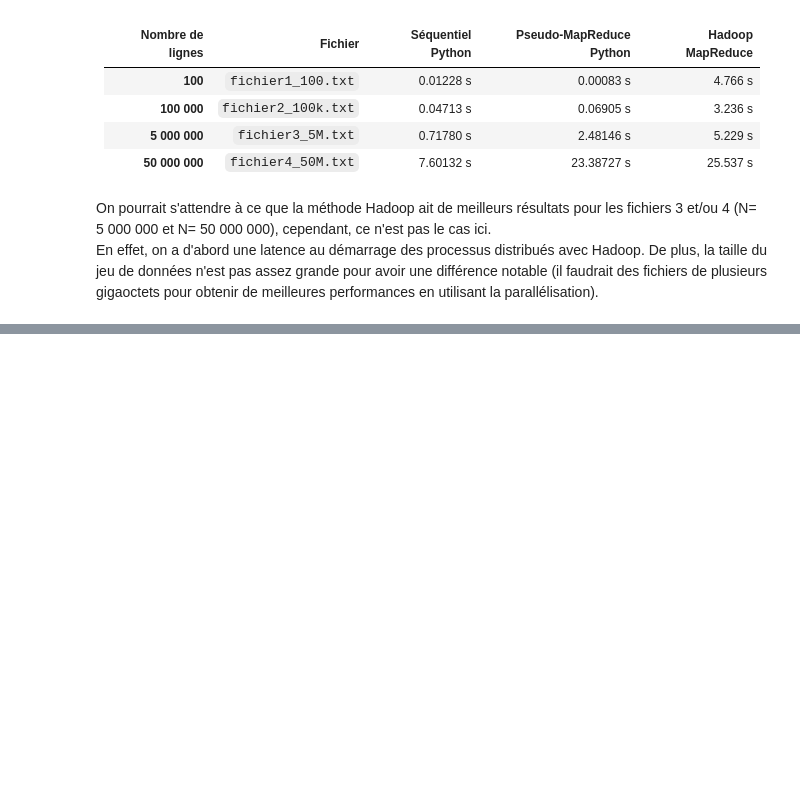
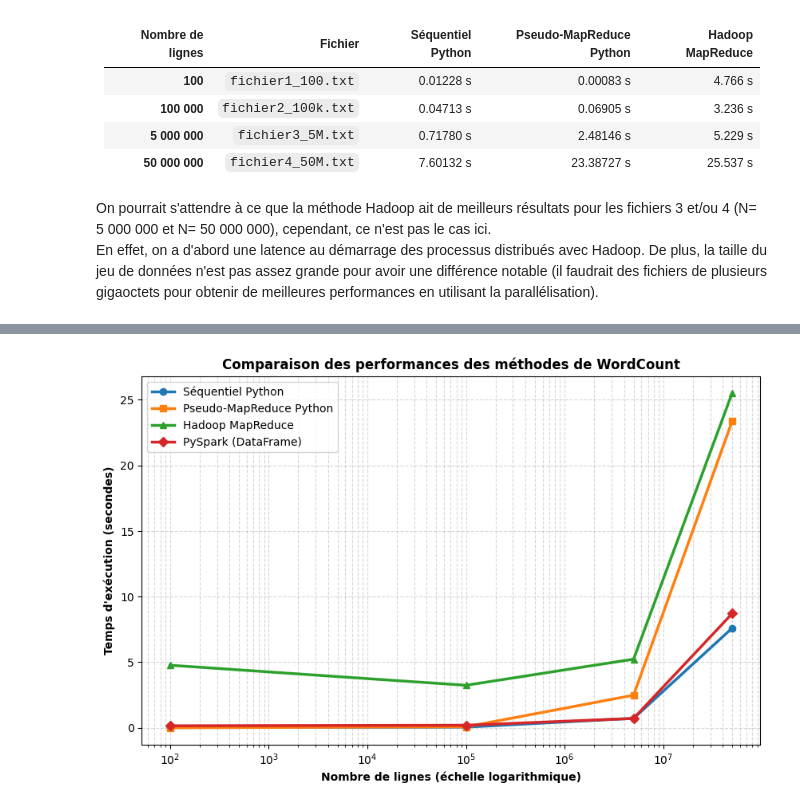
Before and after one commit to HAMRITWassim/TP_Hadoop_BigData, a Jupyter notebook: Rapport_Comptage_de_mots_(HAMRIT_Wassim).ipynb, the cells around one changed output, grey strips where cells are left out. Cells and saved outputs as stored; diff of their text form; code cells hidden in the pictures; blank space fills up the shorter version.

Commit message:
Partie PySpark finie

```diff
--- a/Rapport_Comptage_de_mots_(HAMRIT_Wassim).ipynb
+++ b/Rapport_Comptage_de_mots_(HAMRIT_Wassim).ipynb
@@ -522,0 +683,33 @@ En effet, on a d'abord une latence au démarrage des processus distribués avec
+# %%
+import matplotlib.pyplot as plt
+
+# Données issues du tableau
+lignes = [100, 100000, 5000000, 50000000]
+seq_python = [0.01228, 0.04713, 0.71780, 7.60132]
+pseudo_mr = [0.00083, 0.06905, 2.48146, 23.38727]
+hadoop_mr = [4.766, 3.236, 5.229, 25.537]
+pyspark = [0.15, 0.19, 0.71, 8.71]
+
+# Création du graphique
+plt.figure(figsize=(10, 6))
+
+# Tracé des différentes méthodes
+plt.plot(lignes, seq_python, marker='o', linewidth=2.5, label='Séquentiel Python')
+plt.plot(lignes, pseudo_mr, marker='s', linewidth=2.5, label='Pseudo-MapReduce Python')
+plt.plot(lignes, hadoop_mr, marker='^', linewidth=2.5, label='Hadoop MapReduce')
+plt.plot(lignes, pyspark, marker='D', linewidth=2.5, label='PySpark (DataFrame)')
+
+# Configuration des axes
+plt.xscale('log')
+plt.xlabel("Nombre de lignes", fontweight='bold')
+plt.ylabel("Temps d'exécution (secondes)", fontweight='bold')
+plt.title("Comparaison des performances des méthodes de WordCount", fontweight='bold')
+
+
+plt.legend(loc="upper left")
+plt.grid(True, which="both", linestyle="--", alpha=0.5)
+
+
+plt.show()
+# %% [output]
+[figure, added]
```
Also changed, not shown: parts of 13 cells of this notebook.
